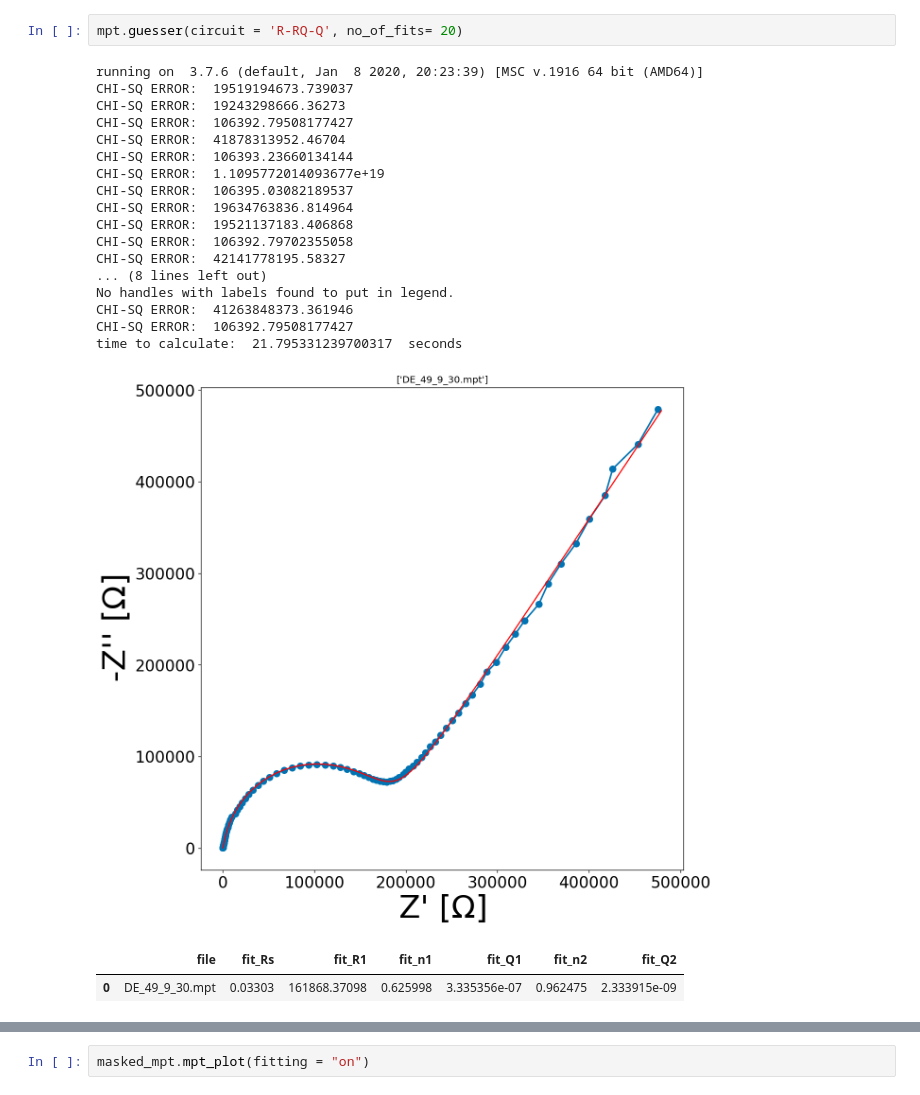
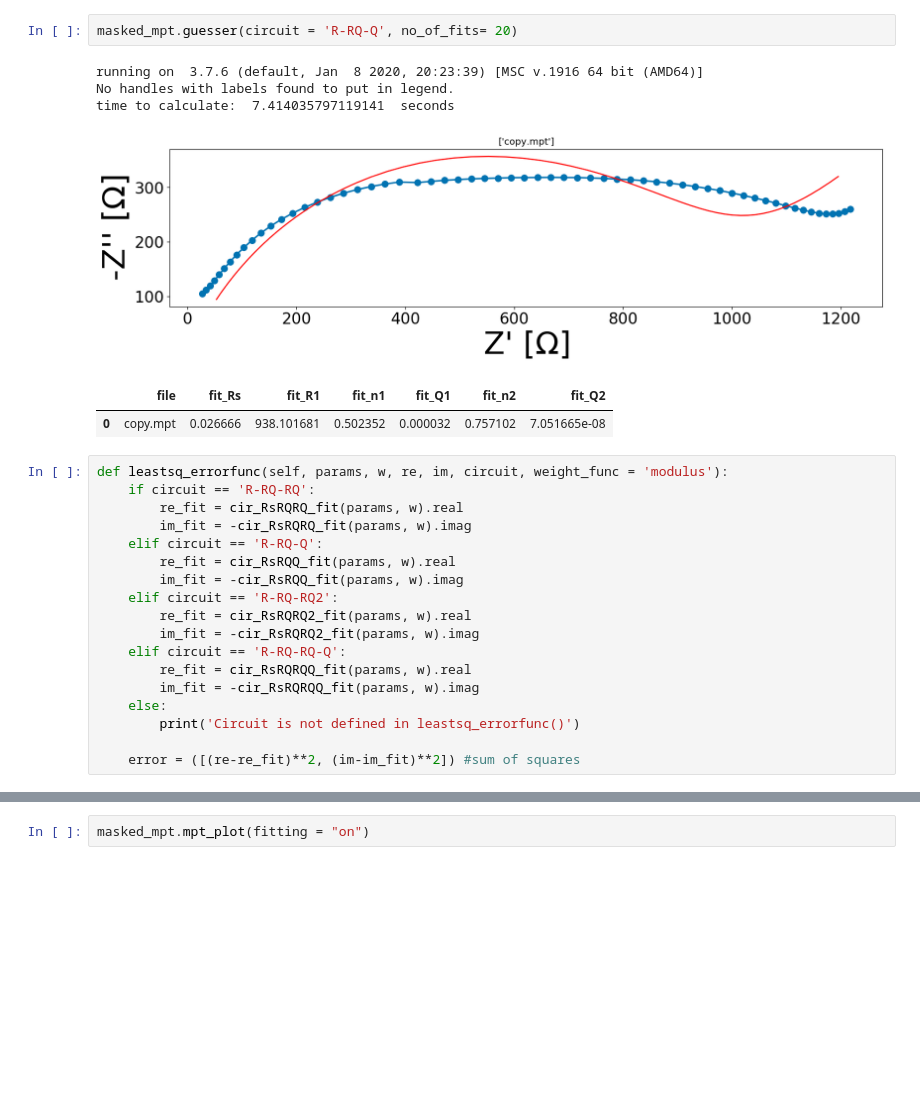
Before and after one commit to WildcatDiscovery/EIS_Manager, a Jupyter notebook: utils/second_circuit.ipynb, the cells around one changed output, grey strips where cells are left out. Saved outputs shown, nothing was run; the diff lists cells and outputs as text; blank space fills up the shorter version.

Commit message:
testing new circuits

```diff
--- a/utils/second_circuit.ipynb
+++ b/utils/second_circuit.ipynb
@@ -9,26 +9,30 @@ mpt.mpt_plot()
 No handles with labels found to put in legend.
 [figure]
 # %%
-mpt.guesser(circuit = 'R-RQ-Q', no_of_fits= 20)
+masked_mpt.guesser(circuit = 'R-RQ-Q', no_of_fits= 20)
 # %% [output]
 running on  3.7.6 (default, Jan  8 2020, 20:23:39) [MSC v.1916 64 bit (AMD64)]
-CHI-SQ ERROR:  19519194673.739037
-CHI-SQ ERROR:  19243298666.36273
-CHI-SQ ERROR:  106392.79508177427
-CHI-SQ ERROR:  41878313952.46704
-CHI-SQ ERROR:  106393.23660134144
-CHI-SQ ERROR:  1.1095772014093677e+19
-CHI-SQ ERROR:  106395.03082189537
-CHI-SQ ERROR:  19634763836.814964
-CHI-SQ ERROR:  19521137183.406868
-CHI-SQ ERROR:  106392.79702355058
-CHI-SQ ERROR:  42141778195.58327
-... (8 lines left out)
 No handles with labels found to put in legend.
-CHI-SQ ERROR:  41263848373.361946
-CHI-SQ ERROR:  106392.79508177427
-time to calculate:  21.795331239700317  seconds
+time to calculate:  7.414035797119141  seconds
-[figure, old version]
+[figure, new version]
 |  | file | fit_Rs | fit_R1 | fit_n1 | fit_Q1 | fit_n2 | fit_Q2 |
-| 0 | DE_49_9_30.mpt | 0.03303 | 161868.37098 | 0.625998 | 3.335356e-07 | 0.962475 | 2.333915e-09 |
+| 0 | copy.mpt | 0.026666 | 938.101681 | 0.502352 | 0.000032 | 0.757102 | 7.051665e-08 |
+# %%
+def leastsq_errorfunc(self, params, w, re, im, circuit, weight_func = 'modulus'):
+    if circuit == 'R-RQ-RQ':
+        re_fit = cir_RsRQRQ_fit(params, w).real
+        im_fit = -cir_RsRQRQ_fit(params, w).imag
+    elif circuit == 'R-RQ-Q':
+        re_fit = cir_RsRQQ_fit(params, w).real
+        im_fit = -cir_RsRQQ_fit(params, w).imag
+    elif circuit == 'R-RQ-RQ2':
+        re_fit = cir_RsRQRQ2_fit(params, w).real
+        im_fit = -cir_RsRQRQ2_fit(params, w).imag
+    elif circuit == 'R-RQ-RQ-Q':
+        re_fit = cir_RsRQRQQ_fit(params, w).real
+        im_fit = -cir_RsRQRQQ_fit(params, w).imag
+    else:
+        print('Circuit is not defined in leastsq_errorfunc()')
+
+    error = ([(re-re_fit)**2, (im-im_fit)**2]) #sum of squares
 # %%
```
Also changed, not shown: parts of 2 cells of this notebook, 23 other files.
